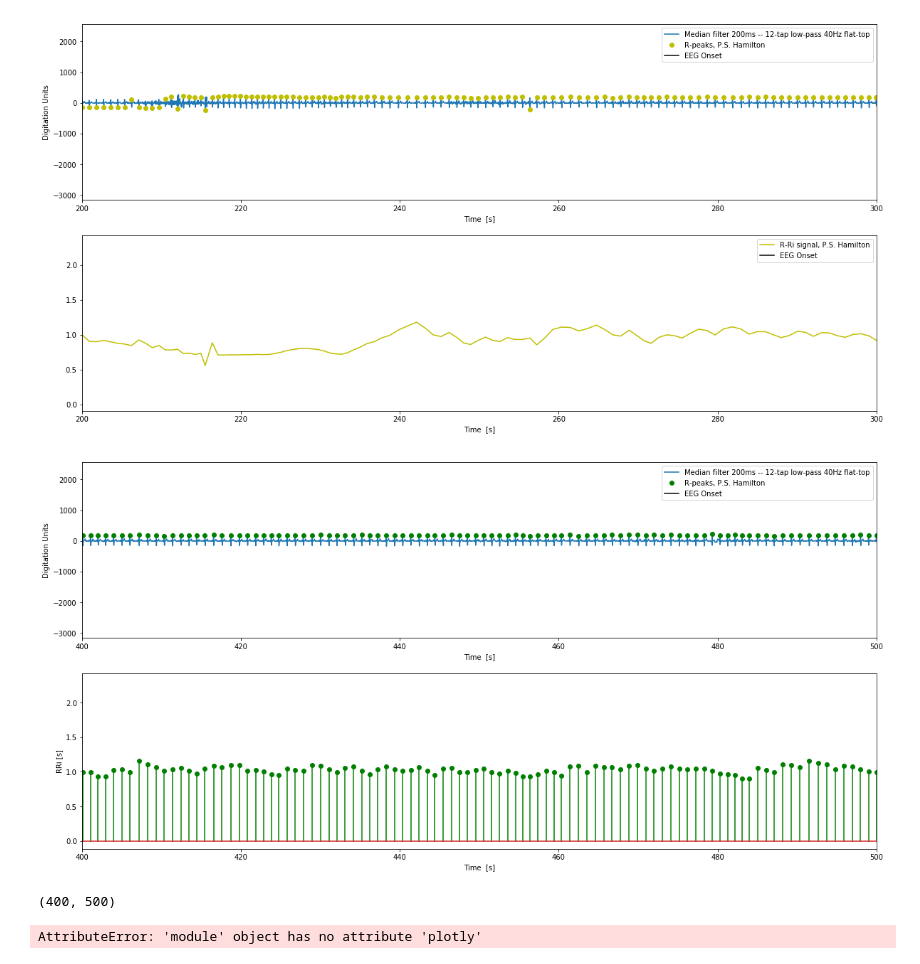
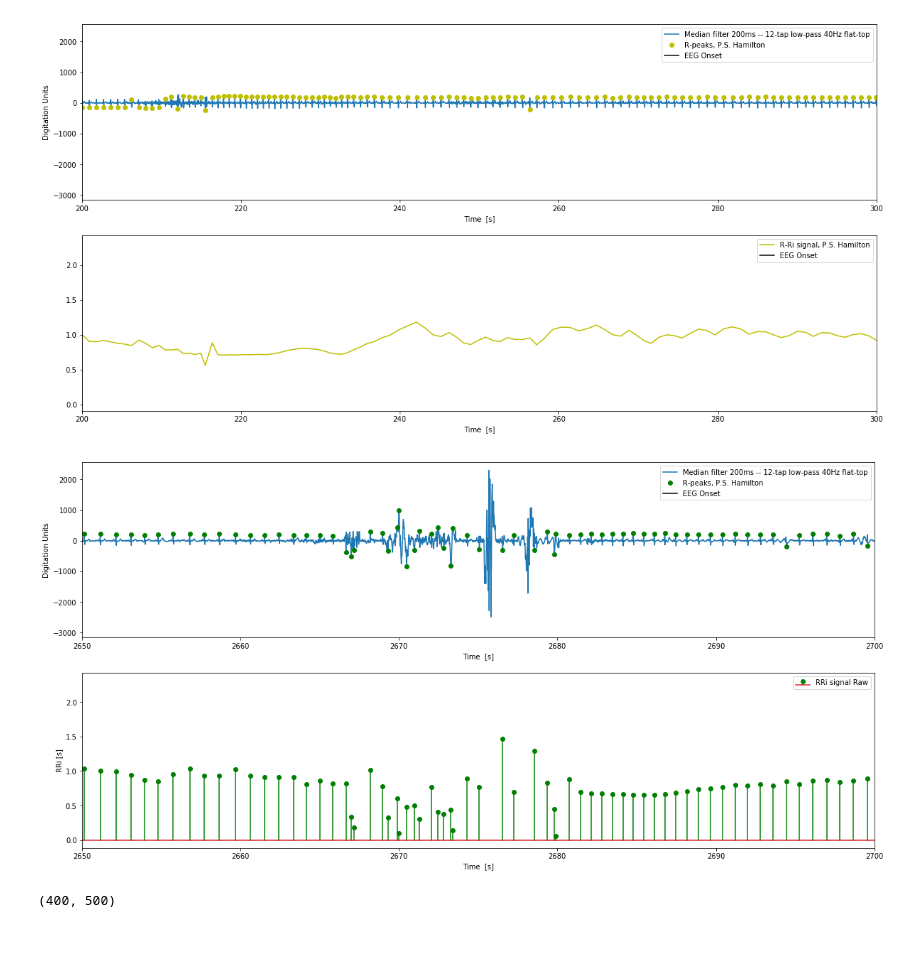
Before and after one commit to yinxiaojing1/pre_epi_seizures, a Jupyter notebook: pre_epi_seizures/hrv_computation.ipynb, the cells around one changed output. Cells and saved outputs as stored; diff of their text form; code cells hidden in the pictures.

```diff
--- a/pre_epi_seizures/hrv_computation.ipynb
+++ b/pre_epi_seizures/hrv_computation.ipynb
@@ -177,30 +179,33 @@ plt.show()
 # %% [output]
 [figure]
 # %%
-window = [400, 500]
+# Basic view RRi signal stemplot
+
+window = [2650, 2700]
 
 # Plot the signal
 plt.figure(figsize=(20, 10))
 
 plt.subplot(211)
 plt.plot(time_sec, medianFIR_ecg.T)
 plt.plot(time_sec[rpeaks_hamilton], medianFIR_ecg.T[rpeaks_hamilton], 'go')
 plt.axvline(x=50*60, c='k')
 plt.legend(['Median filter 200ms -- 12-tap low-pass 40Hz flat-top' , 'R-peaks, P.S. Hamilton', 'EEG Onset'])
 plt.xlabel('Time  [s]')
 plt.ylabel('Digitation Units')
 plt.xlim(window)
 
 plt.subplot(212)
 plt.stem(time_sec_rri, rri, 'g', markerfmt='go')
+plt.legend(['RRi signal Raw'])
 plt.axvline(x=50*60, c='k')
 plt.xlabel('Time  [s]')
 plt.ylabel('RRi [s]')
 plt.xlim(window)
 
 plt.show()
 # %% [output]
-[figure, old version]
+[figure, new version]
 # %%
 window = [400, 500]
 
@@ -229,10 +234,6 @@ plt.xlim(window)
 #plt.show()
 # %% [output]
 (400, 500)
-# %%
-pltly.plotly
-# %% [output]
-AttributeError: 'module' object has no attribute 'plotly'
 # %%
 from scipy.signal import resample
 from scipy.interpolate import interp1d
```
Also changed, not shown: parts of 4 cells of this notebook, 1 other file.
